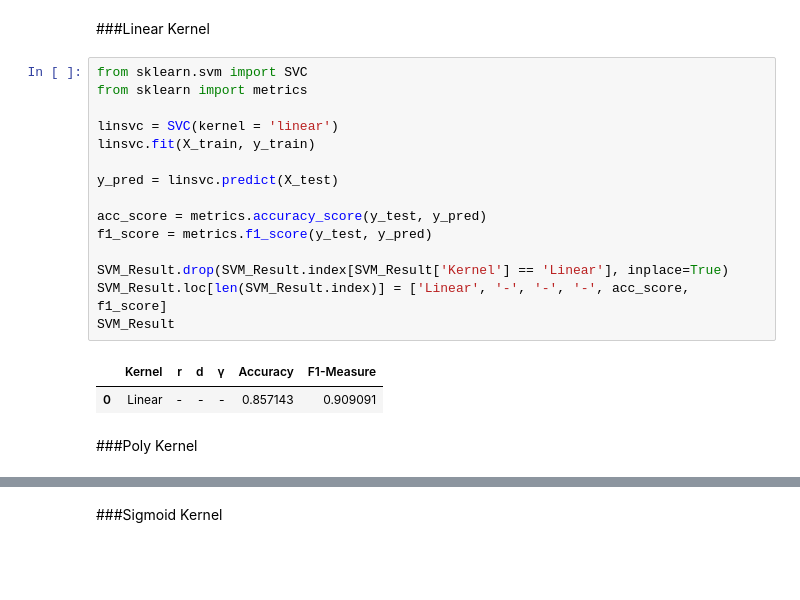
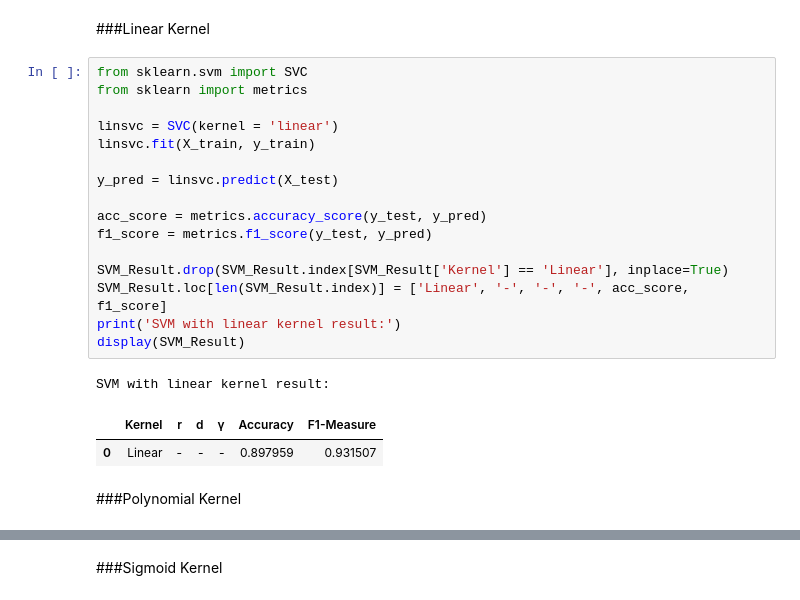
Before and after one commit to saeedgolzar/aml-course, a Jupyter notebook: Assignments/ML_HW3/AML_HW3.ipynb, the cells around one changed output, grey strips where cells are left out. Cells and saved outputs as stored; diff of their text form; blank space fills up the shorter version.

```diff
--- a/Assignments/ML_HW3/AML_HW3.ipynb
+++ b/Assignments/ML_HW3/AML_HW3.ipynb
@@ -33,23 +34,25 @@ SVM_Result = pd.DataFrame(columns=['Kernel', 'r', 'd', 'γ', 'Accuracy', 'F1-Mea
 # %%
 from sklearn.svm import SVC
 from sklearn import metrics
 
 linsvc = SVC(kernel = 'linear')
 linsvc.fit(X_train, y_train)
 
 y_pred = linsvc.predict(X_test)
 
 acc_score = metrics.accuracy_score(y_test, y_pred)
 f1_score = metrics.f1_score(y_test, y_pred)
 
 SVM_Result.drop(SVM_Result.index[SVM_Result['Kernel'] == 'Linear'], inplace=True)
 SVM_Result.loc[len(SVM_Result.index)] = ['Linear', '-', '-', '-', acc_score, f1_score]
-SVM_Result
+print('SVM with linear kernel result:')
+display(SVM_Result)
 # %% [output]
+SVM with linear kernel result:
 |  | Kernel | r | d | γ | Accuracy | F1-Measure |
-| 0 | Linear | - | - | - | 0.857143 | 0.909091 |
+| 0 | Linear | - | - | - | 0.897959 | 0.931507 |
 # %% [markdown]
-###Poly Kernel
+###Polynomial Kernel
 # %%
 from sklearn.svm import SVC
 from sklearn import metrics
```
Also changed, not shown: parts of 21 cells of this notebook.
